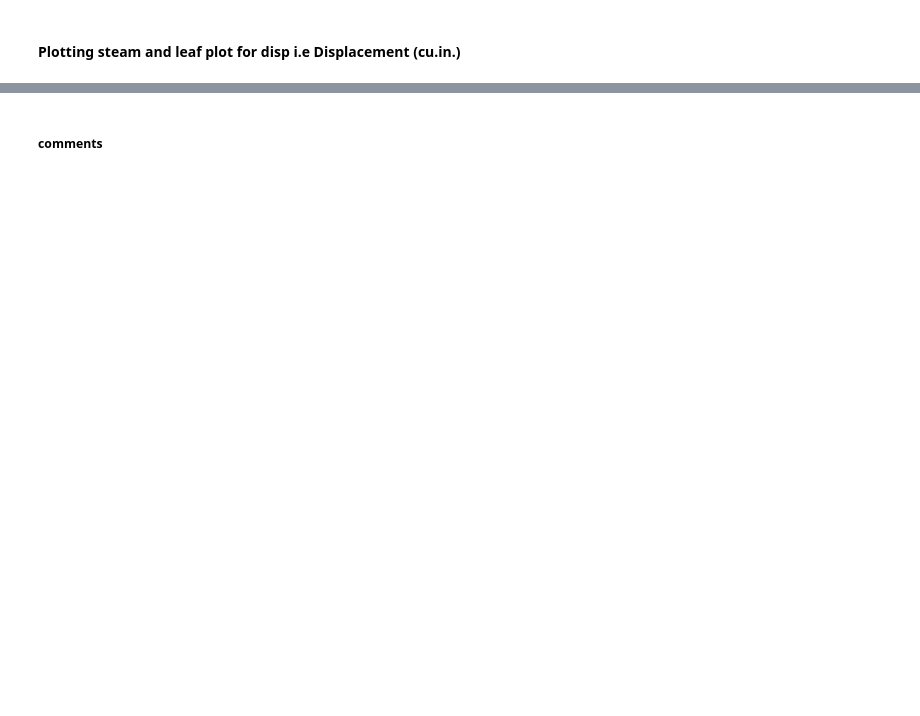
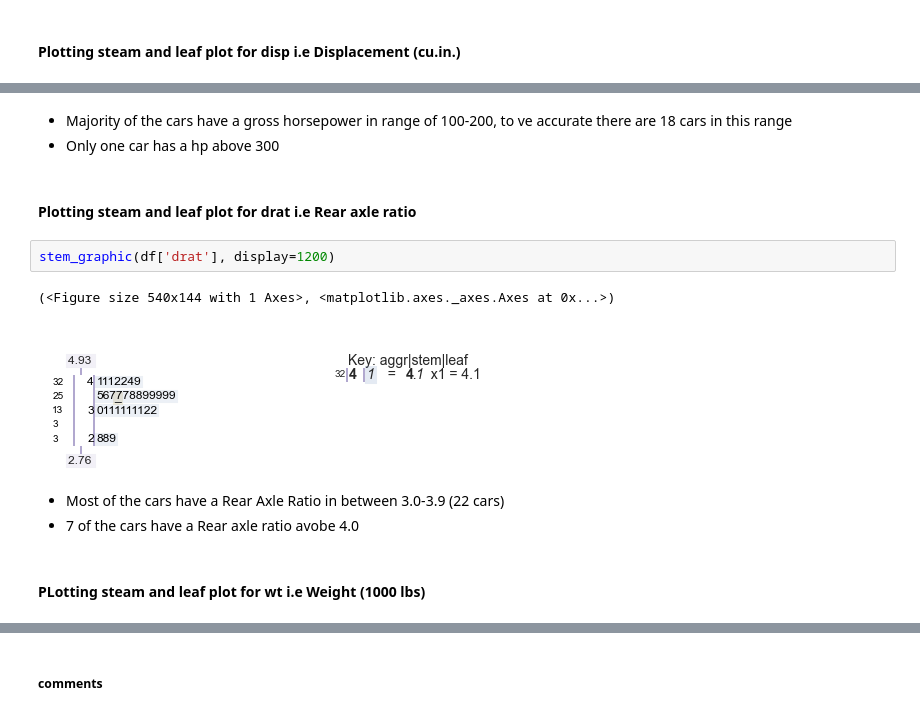
Before and after one commit to BuyingANew-Soul/CSE-520-Assignment-1, a Jupyter notebook: CSE 520 assignment 1.ipynb, the cells around one changed output, grey strips where cells are left out. Cells and saved outputs as stored; diff of their text form; blank space fills up the shorter version.

```diff
--- a/CSE 520 assignment 1.ipynb
+++ b/CSE 520 assignment 1.ipynb
@@ -168,0 +186,15 @@ stem_graphic(df['disp'])
+# %% [markdown]
+* Majority of the cars have a gross horsepower in range of 100-200, to ve accurate there are 18 cars in this range
+* Only one car has a hp above 300
+# %% [markdown]
+#### Plotting steam and leaf plot for drat i.e Rear axle ratio
+# %%
+stem_graphic(df['drat'], display=1200)
+# %% [output]
+(<Figure size 540x144 with 1 Axes>, <matplotlib.axes._axes.Axes at 0x...>)
+[figure, added]
+# %% [markdown]
+* Most of the cars have a Rear Axle Ratio in between 3.0-3.9 (22 cars)
+* 7 of the cars have a Rear axle ratio avobe 4.0
+# %% [markdown]
+#### PLotting steam and leaf plot for wt i.e Weight (1000 lbs)
```
Also changed, not shown: parts of 50 cells of this notebook.
